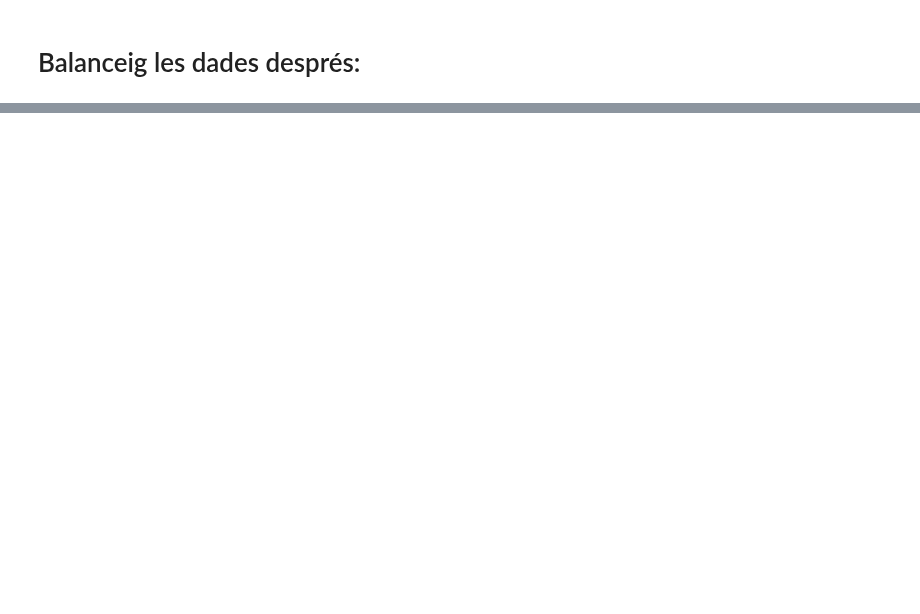
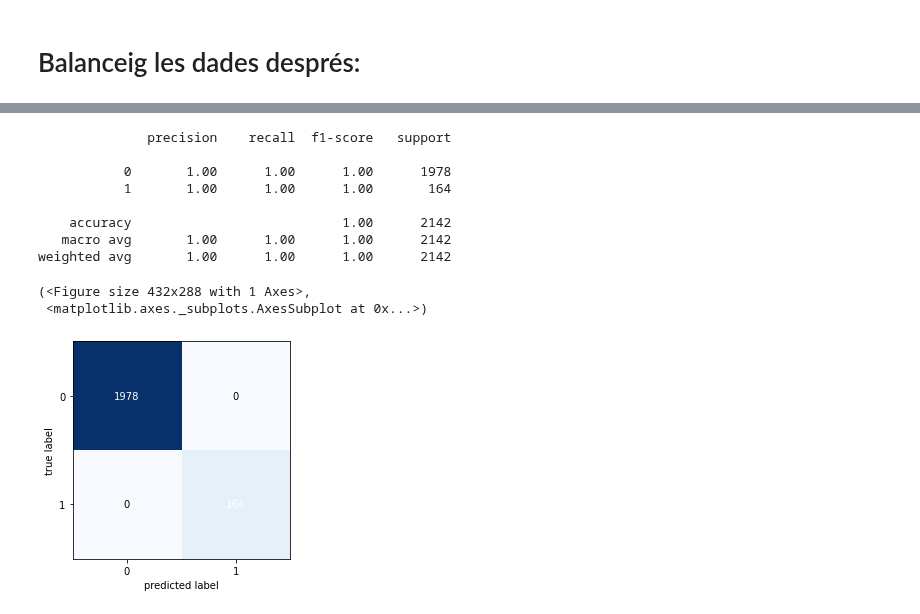
Before and after one commit to JMML2021/Entrega-projecte-final, a Jupyter notebook: utilitzar_loggistic_regression_per_mirar_els_coeficients_.ipynb, the cells around one changed output, grey strips where cells are left out. Saved outputs shown, nothing was run; the diff lists cells and outputs as text; code cells hidden in the pictures; blank space fills up the shorter version.

```diff
--- a/utilitzar_loggistic_regression_per_mirar_els_coeficients_.ipynb
+++ b/utilitzar_loggistic_regression_per_mirar_els_coeficients_.ipynb
@@ -476,0 +514,45 @@ x8      0.2924      0.0084    34.8372    0.0000     0.2760     0.3089
+# %%
+#@title Scaling..
+datos_x= df2.loc[:, ['Puntualidad1', 'Puntualidad2',
+        'E_Despegue','E_Despegue2','E_Despegue3',
+        'E_Duracion_Vuelo','E_Duracion_Vuelo2','E_Duracion_Vuelo3',]].values
+y = df2.loc[:,['Tard3']]
+
+scaler = RobustScaler()
+X = scaler.fit_transform(datos_x)
+
+# Split into train/test set
+X_train, X_test, y_train, y_test = train_test_split(X, y, test_size=0.2)
+
+
+X_train, X_test, y_train, y_test = train_test_split(
+                                        datos_x,
+                                       datos_y,
+                                        train_size   = 0.8,
+                                        random_state = 1234,
+                                        shuffle      = True
+                                    )
+
+lr = LogisticRegression()
+
+# Fit..
+lr.fit(X_train, y_train)
+
+# Predict..
+y_pred = lr.predict(X_test)
+
+# Evaluate the model
+print(classification_report(y_test, y_pred))
+plot_confusion_matrix(confusion_matrix(y_test, y_pred))
+# %% [output]
+              precision    recall  f1-score   support
+
+           0       1.00      1.00      1.00      1978
+           1       1.00      1.00      1.00       164
+
+    accuracy                           1.00      2142
+   macro avg       1.00      1.00      1.00      2142
+weighted avg       1.00      1.00      1.00      2142
+(<Figure size 432x288 with 1 Axes>,
+ <matplotlib.axes._subplots.AxesSubplot at 0x...>)
+[figure, added]
```
Also changed, not shown: parts of 12 cells of this notebook.
